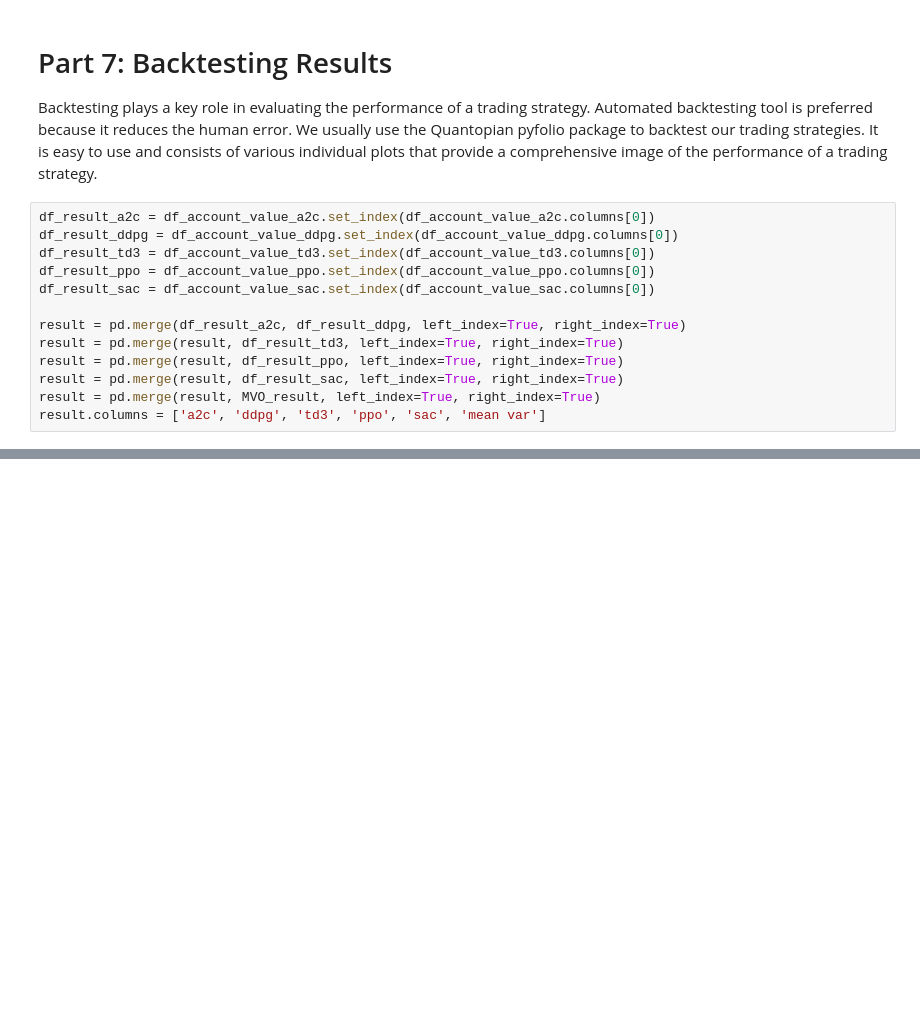
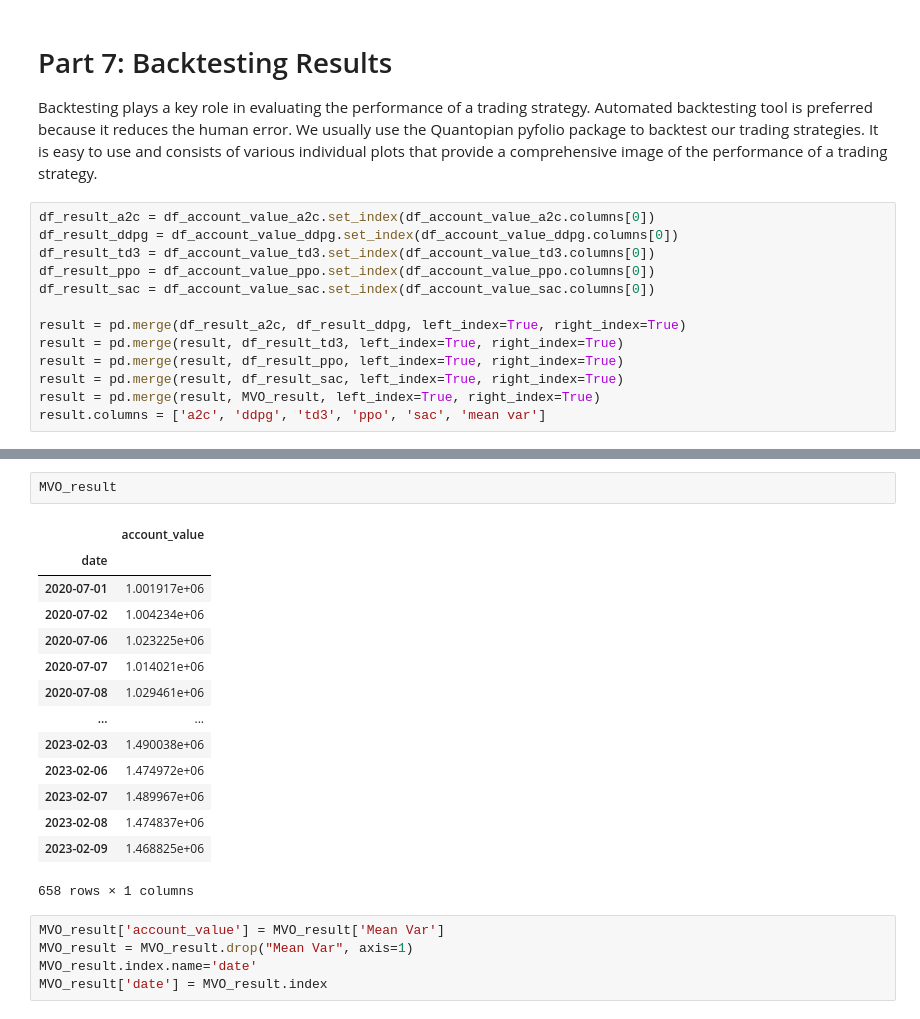
Before and after one commit to Akleryon/Stock_drl, a Jupyter notebook: Stock_NeurIPS2018_SB3.ipynb, the cells around one changed output, grey strips where cells are left out. Saved outputs shown, nothing was run; the diff lists cells and outputs as text; blank space fills up the shorter version.

```diff
--- a/Stock_NeurIPS2018_SB3.ipynb
+++ b/Stock_NeurIPS2018_SB3.ipynb
@@ -1090,0 +868,22 @@ Shape of DataFrame:  (658, 8)
+# %%
+MVO_result
+# %% [output]
+|  | account_value |
+| date |  |
+| 2020-07-01 | 1.001917e+06 |
+| 2020-07-02 | 1.004234e+06 |
+| 2020-07-06 | 1.023225e+06 |
+| 2020-07-07 | 1.014021e+06 |
+| 2020-07-08 | 1.029461e+06 |
+| ... | ... |
+| 2023-02-03 | 1.490038e+06 |
+| 2023-02-06 | 1.474972e+06 |
+| 2023-02-07 | 1.489967e+06 |
+| 2023-02-08 | 1.474837e+06 |
+| 2023-02-09 | 1.468825e+06 |
+658 rows × 1 columns
+# %%
+MVO_result['account_value'] = MVO_result['Mean Var']
+MVO_result = MVO_result.drop("Mean Var", axis=1)
+MVO_result.index.name='date'
+MVO_result['date'] = MVO_result.index
```
Also changed, not shown: parts of 38 cells of this notebook, 33 other files.
